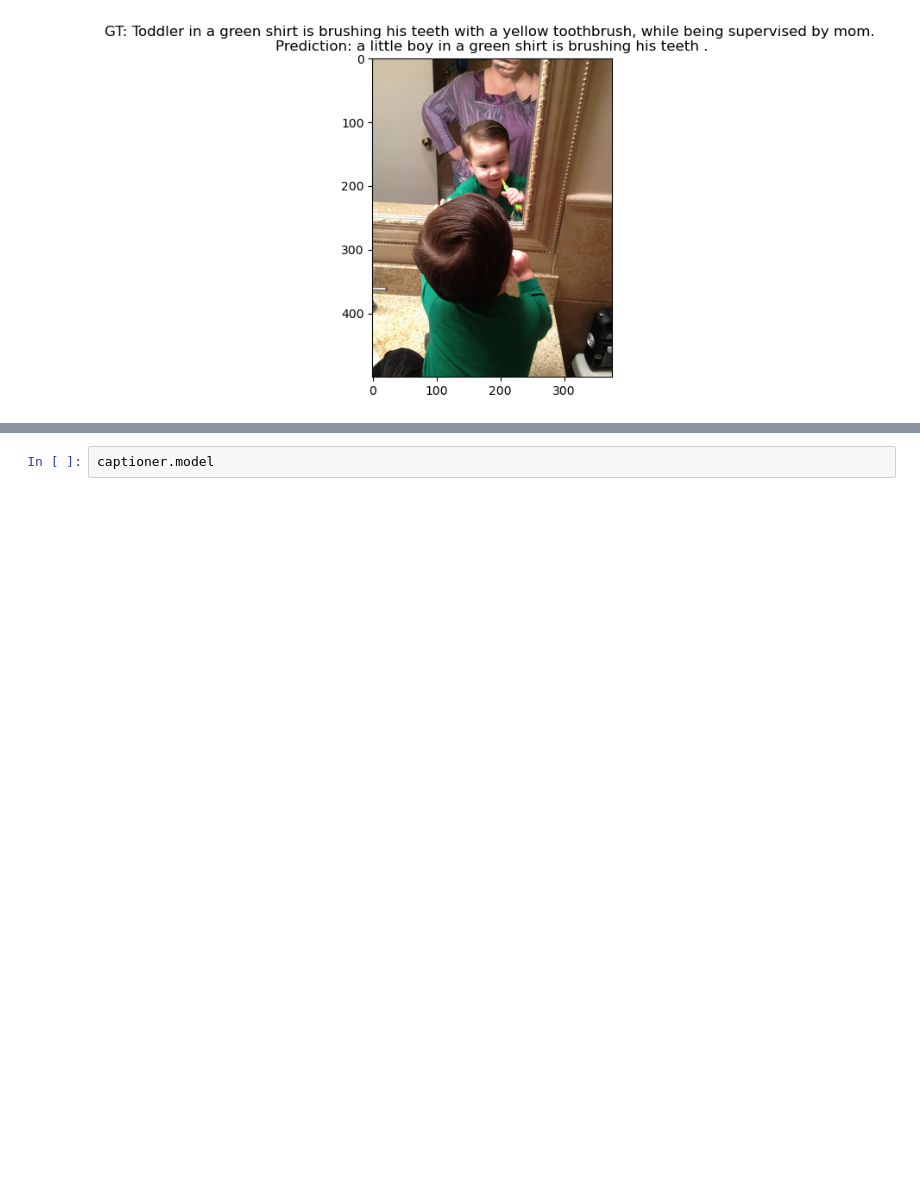
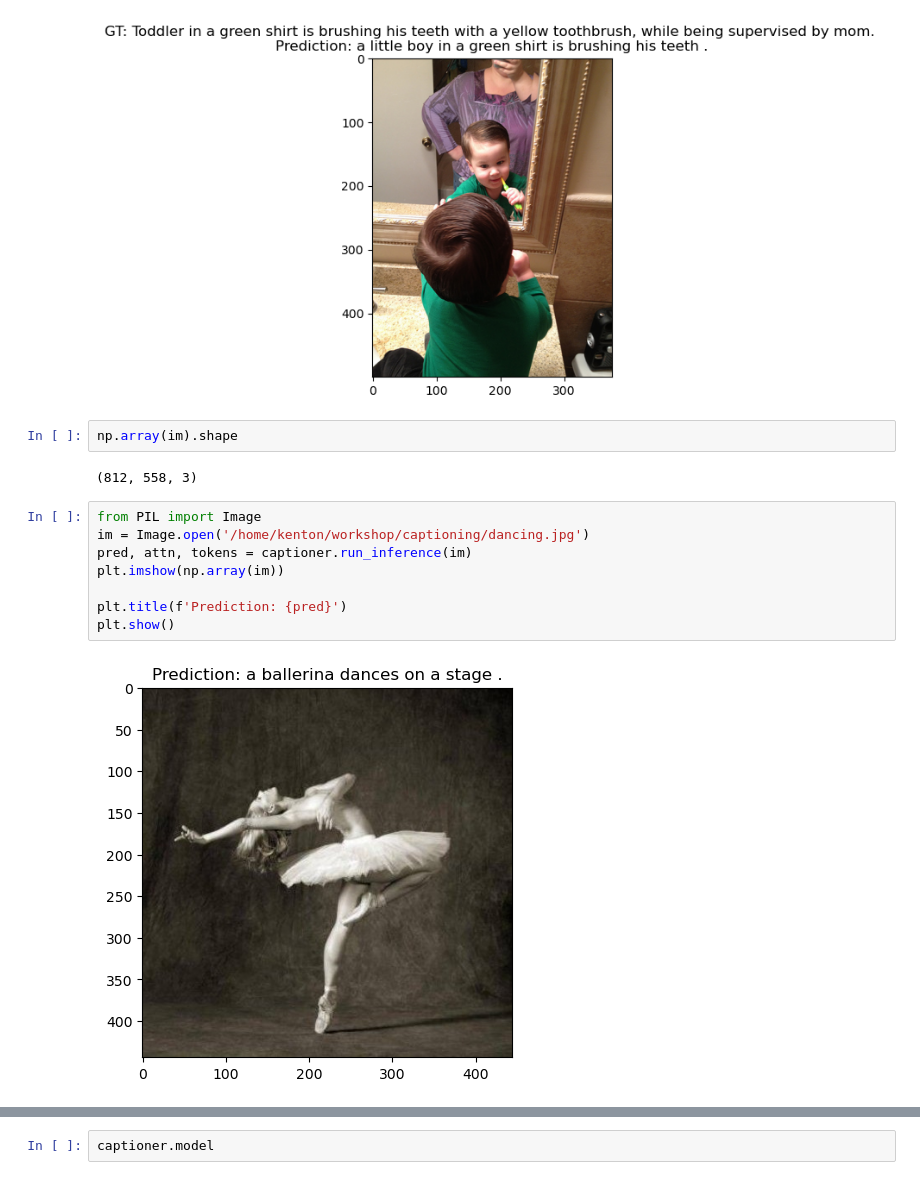
Before and after one commit to kwokkenton/captioning, a Jupyter notebook: notebooks/api_usage.ipynb, the cells around one changed output, grey strips where cells are left out. Drawn from its saved outputs; the diff is of its cells as text; blank space fills up the shorter version.

```diff
--- a/notebooks/api_usage.ipynb
+++ b/notebooks/api_usage.ipynb
@@ -34,4 +34,18 @@ plt.title(f'GT: {target} \nPrediction: {pred}')
 plt.show()
 # %% [output]
 [figure]
+# %%
+np.array(im).shape
+# %% [output]
+(812, 558, 3)
+# %%
+from PIL import Image
+im = Image.open('/home/kenton/workshop/captioning/dancing.jpg')
+pred, attn, tokens = captioner.run_inference(im)
+plt.imshow(np.array(im))
+
+plt.title(f'Prediction: {pred}')
+plt.show()
+# %% [output]
+[figure, added]
 # %%
```
Also changed, not shown: parts of 2 cells of this notebook, 4 other files.
